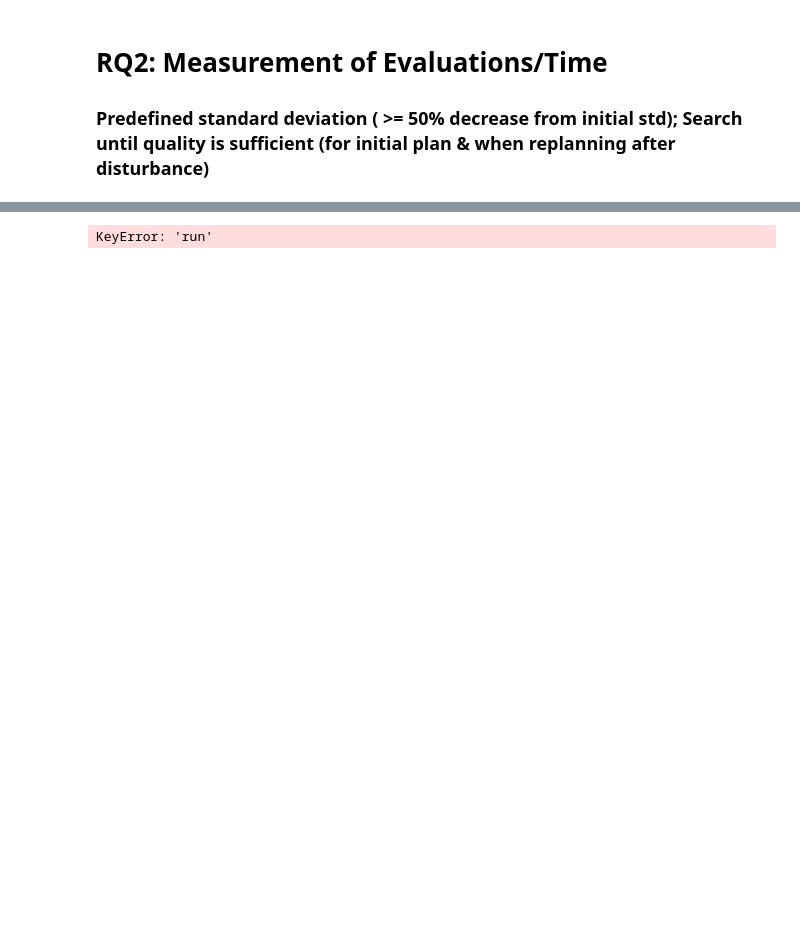
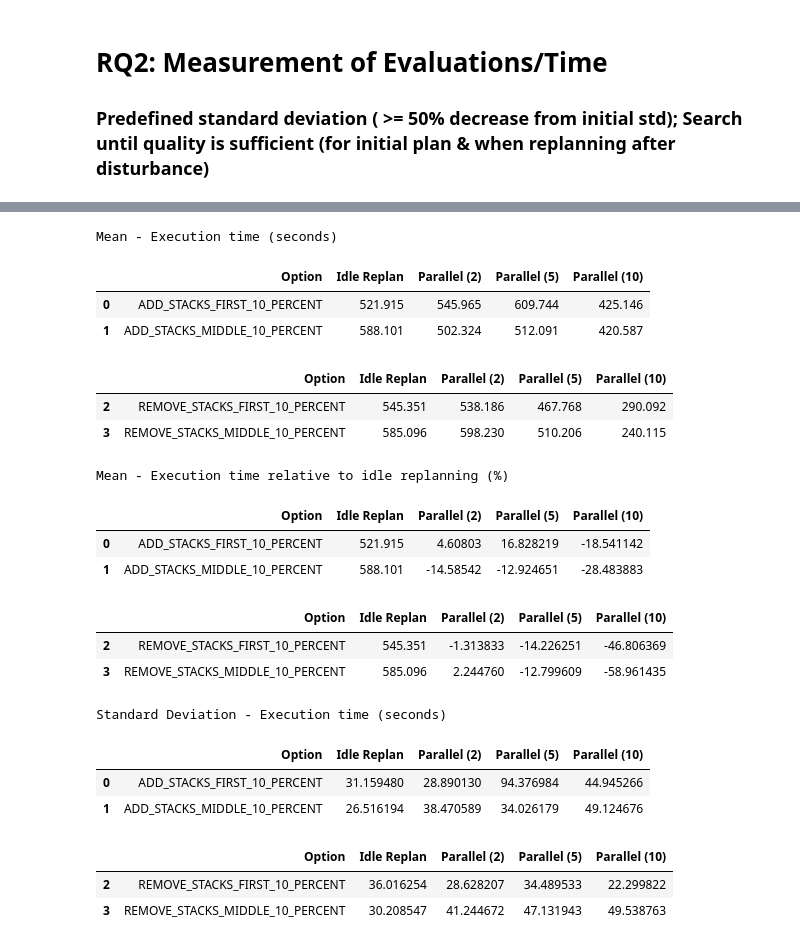
Before and after one commit to martineisenberg/momot-reactive, a Jupyter notebook: evaluation/data_processing.ipynb, the cells around one changed output, grey strips where cells are left out. Cells and saved outputs as stored; diff of their text form; code cells hidden in the pictures; blank space fills up the shorter version.

```diff
--- a/evaluation/data_processing.ipynb
+++ b/evaluation/data_processing.ipynb
@@ -199,11 +283,11 @@ for f in files:
         df_p["pred_overall_execution_time"] =  df_p["pred_plan_steps_execution_time"] + df_p["pred_plan_runtime"]
 
         for name, g in df.groupby(by='variant'):
-            mean_executiontime_row["Idle Replan"] = round(g['overall_execution_time'].mean(),3)
+            mean_executiontime_row["Idle Replan"] = round(g['overall_execution_time'].median(),3)
             std_executiontime_row["Idle Replan"] = round(g['overall_execution_time'].std(),3)/mean_executiontime_row["Idle Replan"]*100
 
         for name, group in df_p.groupby(by=['variant', 'predicted_steps']):
-            mean_executiontime_row[f"Parallel ({name[1]})"] = round(group['pred_overall_execution_time'].mean(), 3)
+            mean_executiontime_row[f"Parallel ({name[1]})"] = round(group['pred_overall_execution_time'].median(), 3)
             std_executiontime_row[f"Parallel ({name[1]})"] = round(group['pred_overall_execution_time'].std(), 3)/mean_executiontime_row[f"Parallel ({name[1]})"]*100
 
 
@@ -211,32 +295,52 @@ for f in files:
         std_executiontime_row["Option"] = f.split("@")[1].split("_errPerDisturbance")[0]
         overall_runtime = overall_runtime.append(mean_executiontime_row, ignore_index = True)
         overall_runtime_std = overall_runtime_std.append(std_executiontime_row, ignore_index = True)
 
 
 print("Mean - Execution time (seconds)")
 display(overall_runtime.iloc[:2, :])
 display(overall_runtime.iloc[2:, :])
 
 for steps in step_variants:
     overall_runtime[f"Parallel ({steps})"] = (overall_runtime[f"Parallel ({steps})"] - overall_runtime["Idle Replan"])/ overall_runtime["Idle Replan"] * 100
 
 #mean.round({'Replanning': 1})
 #mean["Replanning (seed 0.2)"] = (mean["Replanning (seed 0.2)"] - mean["Replanning"])/ mean["Replanning"] * 100
 #mean.round(3)
 #print("Mean - Replanning time (with seed) relative to plain replanning (in %)")
 print("Mean - Execution time relative to idle replanning (%)")
 display(overall_runtime.iloc[:2, :])
 display(overall_runtime.iloc[2:, :])
 
 print("Standard Deviation - Execution time (seconds)")
-overall_runtime_std.iloc[:, 1:] = overall_runtime_std[:, 1:]/overall_runtime[:, 1:]
+#overall_runtime_std.iloc[:, 1:] = overall_runtime_std.iloc[:, 1:]/overall_runtime.iloc[:, 1:]
 
 
 display(overall_runtime_std.iloc[:2, :])
 display(overall_runtime_std.iloc[2:, :])
 # todo: create table for each rq
 # todo: create plot for each rq
 
 # todo: in den CSVs: naive Planning -> naive Repair
 # %% [output]
-KeyError: 'run'
+Mean - Execution time (seconds)
+|  | Option | Idle Replan | Parallel (2) | Parallel (5) | Parallel (10) |
+| 0 | ADD_STACKS_FIRST_10_PERCENT | 521.915 | 545.965 | 609.744 | 425.146 |
+| 1 | ADD_STACKS_MIDDLE_10_PERCENT | 588.101 | 502.324 | 512.091 | 420.587 |
+|  | Option | Idle Replan | Parallel (2) | Parallel (5) | Parallel (10) |
+| 2 | REMOVE_STACKS_FIRST_10_PERCENT | 545.351 | 538.186 | 467.768 | 290.092 |
+| 3 | REMOVE_STACKS_MIDDLE_10_PERCENT | 585.096 | 598.230 | 510.206 | 240.115 |
+Mean - Execution time relative to idle replanning (%)
+|  | Option | Idle Replan | Parallel (2) | Parallel (5) | Parallel (10) |
+| 0 | ADD_STACKS_FIRST_10_PERCENT | 521.915 | 4.60803 | 16.828219 | -18.541142 |
+| 1 | ADD_STACKS_MIDDLE_10_PERCENT | 588.101 | -14.58542 | -12.924651 | -28.483883 |
+|  | Option | Idle Replan | Parallel (2) | Parallel (5) | Parallel (10) |
+| 2 | REMOVE_STACKS_FIRST_10_PERCENT | 545.351 | -1.313833 | -14.226251 | -46.806369 |
+| 3 | REMOVE_STACKS_MIDDLE_10_PERCENT | 585.096 | 2.244760 | -12.799609 | -58.961435 |
+Standard Deviation - Execution time (seconds)
+|  | Option | Idle Replan | Parallel (2) | Parallel (5) | Parallel (10) |
+| 0 | ADD_STACKS_FIRST_10_PERCENT | 31.159480 | 28.890130 | 94.376984 | 44.945266 |
+| 1 | ADD_STACKS_MIDDLE_10_PERCENT | 26.516194 | 38.470589 | 34.026179 | 49.124676 |
+|  | Option | Idle Replan | Parallel (2) | Parallel (5) | Parallel (10) |
+| 2 | REMOVE_STACKS_FIRST_10_PERCENT | 36.016254 | 28.628207 | 34.489533 | 22.299822 |
+| 3 | REMOVE_STACKS_MIDDLE_10_PERCENT | 30.208547 | 41.244672 | 47.131943 | 49.538763 |
```
Also changed, not shown: parts of 9 cells of this notebook, 25 other files.
